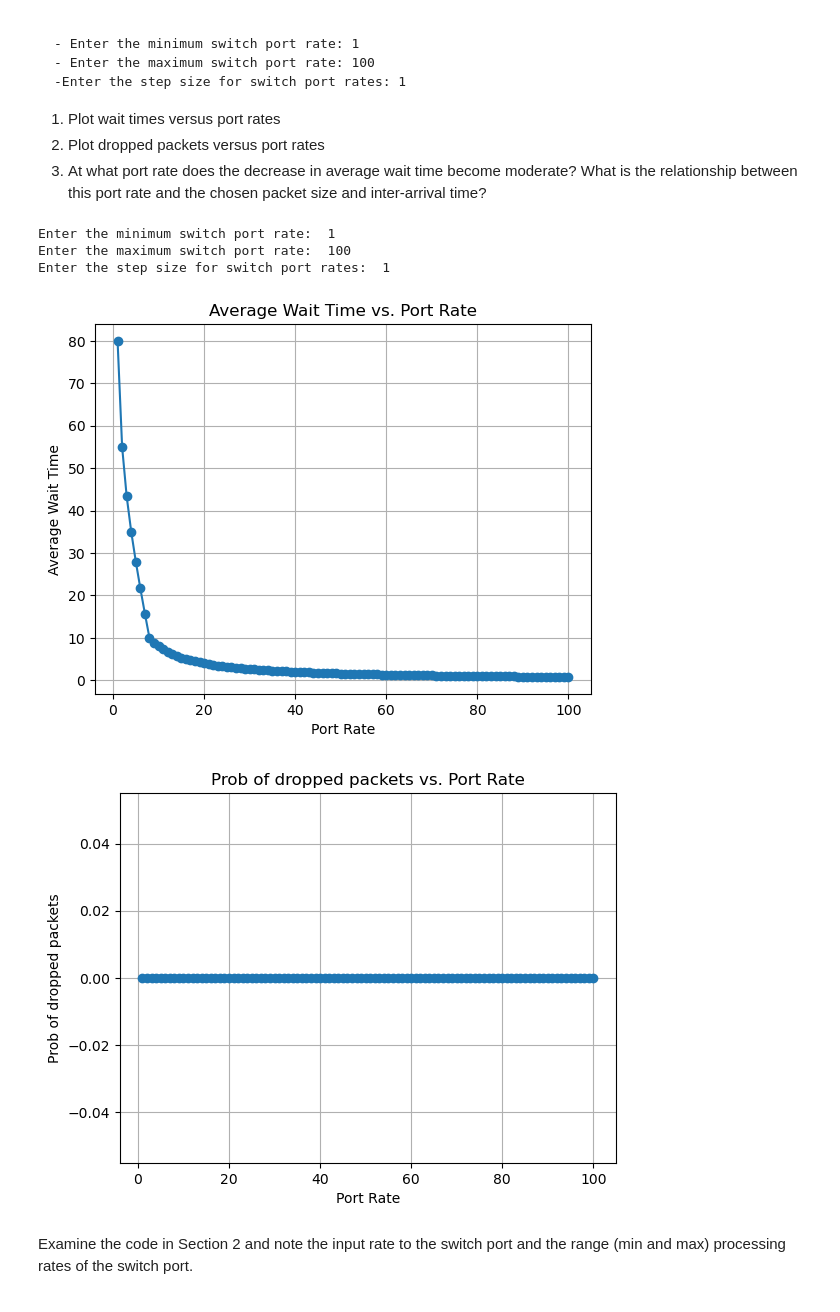
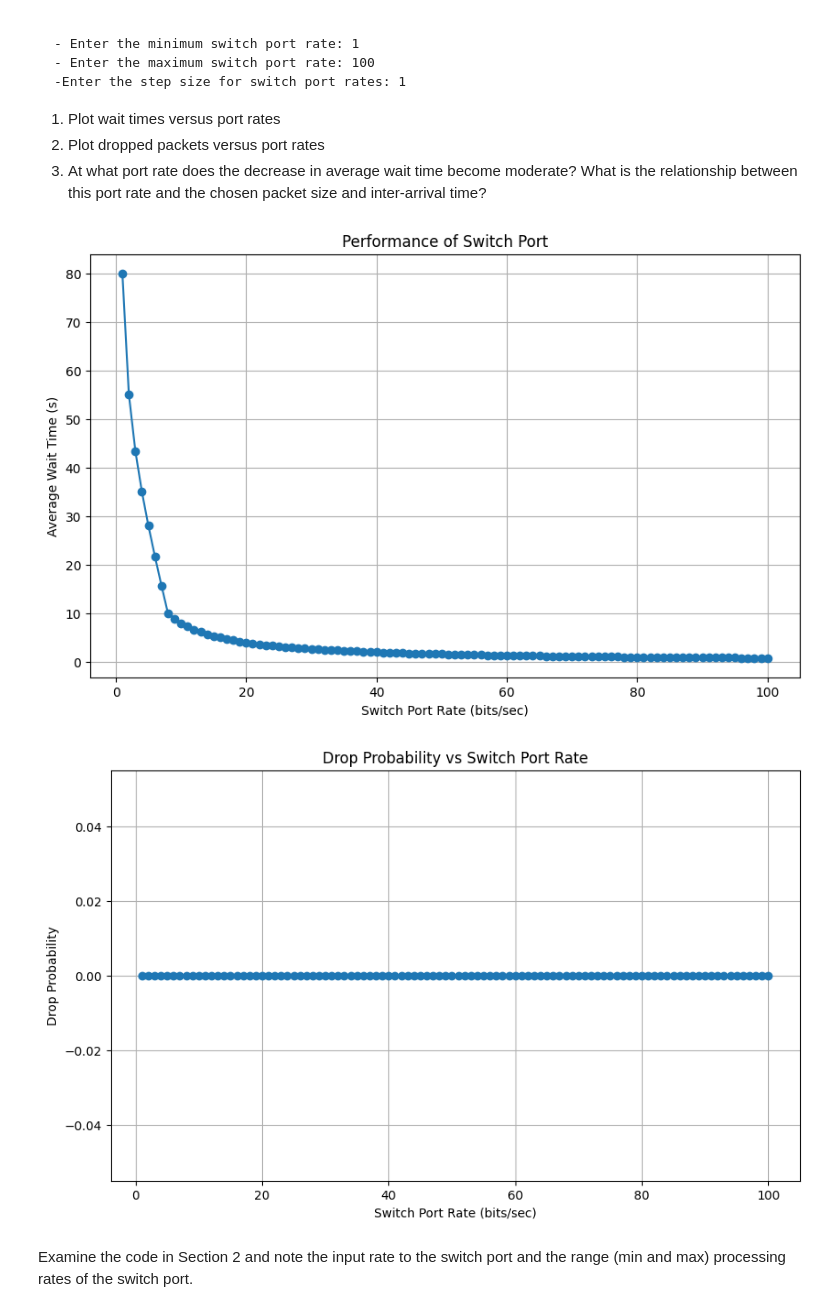
Before and after one commit to cpas0004/Monash2026, a Jupyter notebook: ECE4045/Labs/Lab 4/Lab 4 Instructions_Moodle 2026 Version.ipynb, the cells around one changed output. Saved outputs shown, nothing was run; the diff lists cells and outputs as text; code cells hidden in the pictures.

```diff
--- a/ECE4045/Labs/Lab 4/Lab 4 Instructions_Moodle 2026 Version.ipynb
+++ b/ECE4045/Labs/Lab 4/Lab 4 Instructions_Moodle 2026 Version.ipynb
@@ -189,15 +199,15 @@ def expSize(avg_size):
 env = simpy.Environment()  # Create the SimPy environment
 
 # Prompt the user for exponential distribution parameters
-InterTime = float(input("Enter the packet inter arrival time ): "))
-avg_size = float(input("Enter the average packet size (bytes): "))
+InterTime = 10 # float(input("Enter the packet inter arrival time ): "))
+avg_size = 10 # float(input("Enter the average packet size (bytes): "))
 
 ps = PacketSink(env, debug=False)  # Disable debugging (avoids printing intermediate outputs) for PacketSink
 
 pg = PacketGenerator(env,"My_Name", lambda: expArrival(InterTime), lambda: expSize(avg_size))
 
-rate = float(input("Enter the rate for the switch port (bits/sec): "))
-qlimit = int(input("Enter the qlimit for the switch port (bytes): "))
+rate = 16 # float(input("Enter the rate for the switch port (bits/sec): "))
+qlimit = 11 # int(input("Enter the qlimit for the switch port (bytes): "))
 switch_port = SwitchPort(env, rate, qlimit,debug=False) # Disable debugging by choosing False (avoids printing intermediate outputs) for PacketSink
 
 # Wire packet generators and sinks together
@@ -254,42 +268,54 @@ def run_simulation(port_rate):
 
     env.run(until=100)
     # Calculate average wait time
     total_wait_time = sum(ps.waits)
     average_wait_time = total_wait_time / len(ps.waits)
     return average_wait_time, switch_port.packets_drop, pg.packets_sent  # Return both average wait time and number of dropped packets
 
 # User inputs for the range of switch port rates to simulate
-min_rate = int(input("Enter the minimum switch port rate: "))
-max_rate = int(input("Enter the maximum switch port rate: "))
-step = int(input("Enter the step size for switch port rates: "))
+min_rate = 1 #int(input("Enter the minimum switch port rate: "))
+max_rate = 100 # int(input("Enter the maximum switch port rate: "))
+step = 1 # int(input("Enter the step size for switch port rates: "))
 
 # List of port rates to simulate
 port_rates = list(range(min_rate, max_rate + 1, step))
 
 # Run simulations and collect average wait times and number of dropped packets
 average_wait_times = []
 drop_prob = []
 
 for rate in port_rates:
     avg_wait_time, dropped_pkts, sent_pkts = run_simulation(rate)
     average_wait_times.append(avg_wait_time)
     drop_prob.append(float(dropped_pkts / sent_pkts))
 
 
-# Run simulations and collect average wait times
+
+
 
 
 # Plot wait times (Y axis) versus port rates (X axis)
 
+plt.figure(figsize=(10, 6))
+plt.plot(port_rates, average_wait_times, marker='o')
+plt.xlabel('Switch Port Rate (bits/sec)')
+plt.ylabel('Average Wait Time (s)')
+plt.title('Performance of Switch Port')
+plt.grid(True)
+plt.show()
 
 
 # Plot port_rates Vs drop_prob
+plt.figure(figsize=(10, 6))
+plt.plot(port_rates, drop_prob, marker='o')
+plt.xlabel('Switch Port Rate (bits/sec)')
+plt.ylabel('Drop Probability')
+plt.title('Drop Probability vs Switch Port Rate')
+plt.grid(True)
+plt.show()
 # %% [output]
-Enter the minimum switch port rate:  1
-Enter the maximum switch port rate:  100
-Enter the step size for switch port rates:  1
-[figure, old version]
+[figure, new version]
-[figure, old version]
+[figure, new version]
 # %% [markdown]
 Examine the code in Section 2 and note the input rate to the switch port and the range (min and max) processing rates of the switch port.
 # %% [markdown]
```
Also changed, not shown: parts of 10 cells of this notebook.
